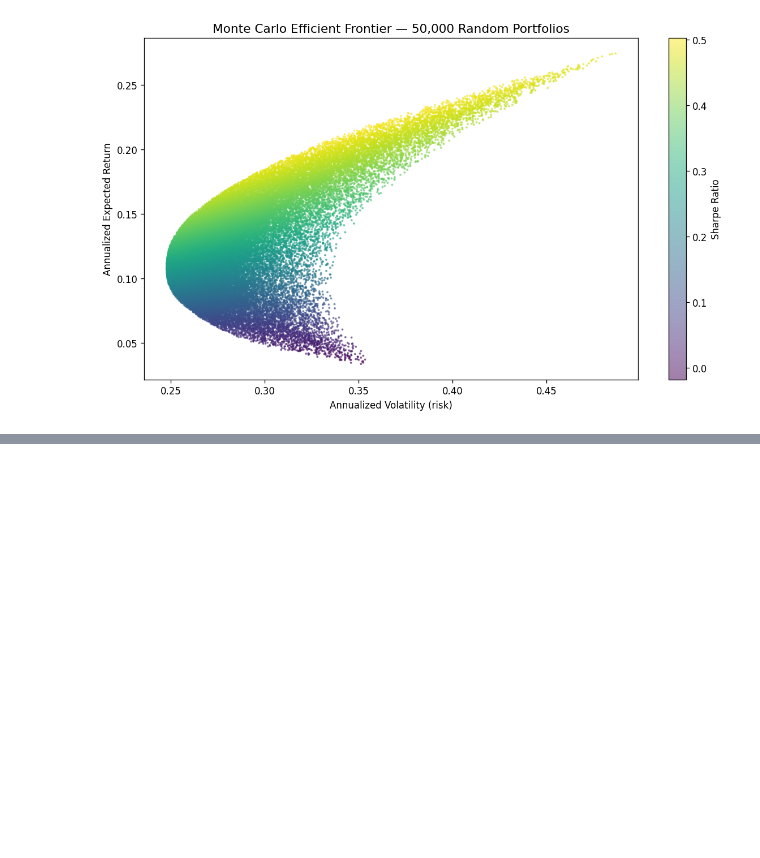
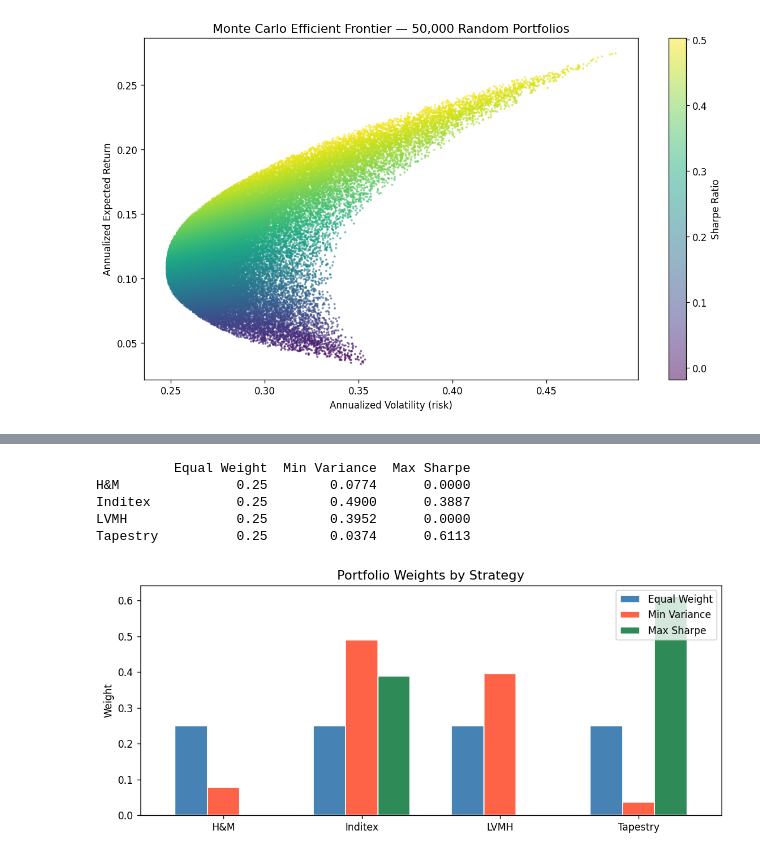
Before and after one commit to radostinaaa/fashion-trends, a Jupyter notebook: 3_portfolio_optimization.ipynb, the cells around one changed output, grey strips where cells are left out. Cells and saved outputs as stored; diff of their text form; code cells hidden in the pictures; blank space fills up the shorter version.

```diff
--- a/3_portfolio_optimization.ipynb
+++ b/3_portfolio_optimization.ipynb
@@ -165,0 +244,28 @@ plt.show()
+# %%
+weight_df = pd.DataFrame({
+    'Equal Weight' : w0,
+    'Min Variance' : w_minvar,
+    'Max Sharpe'   : w_maxsharpe,
+}, index=labels)
+
+print(weight_df.round(4))
+weight_df.plot(
+    kind='bar',
+    figsize=(9, 4),
+    color=['steelblue', 'tomato', 'seagreen'],
+    edgecolor='white',
+    width=0.7,
+)
+plt.title('Portfolio Weights by Strategy', fontsize=13)
+plt.ylabel('Weight')
+plt.xticks(rotation=0)
+plt.legend(loc='upper right')
+plt.tight_layout()
+plt.show()
+# %% [output]
+          Equal Weight  Min Variance  Max Sharpe
+H&M               0.25        0.0774      0.0000
+Inditex           0.25        0.4900      0.3887
+LVMH              0.25        0.3952      0.0000
+Tapestry          0.25        0.0374      0.6113
+[figure, added]
```
Also changed, not shown: parts of 5 cells of this notebook.
